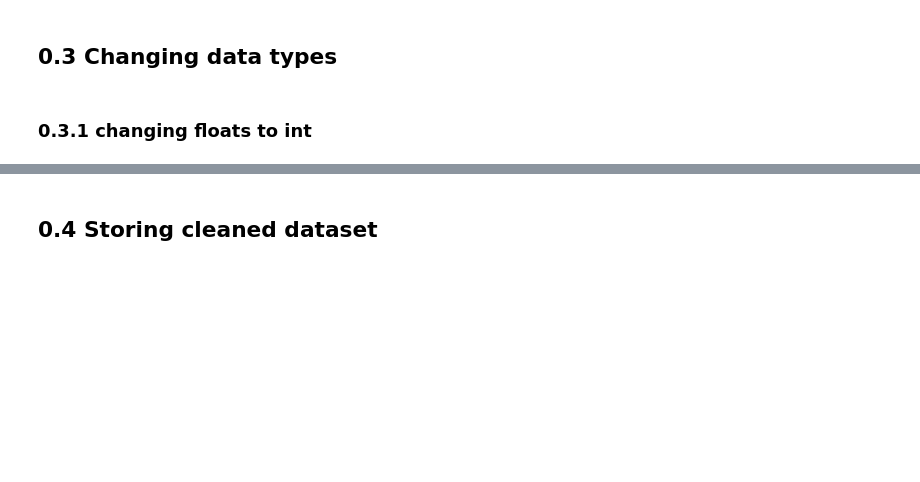
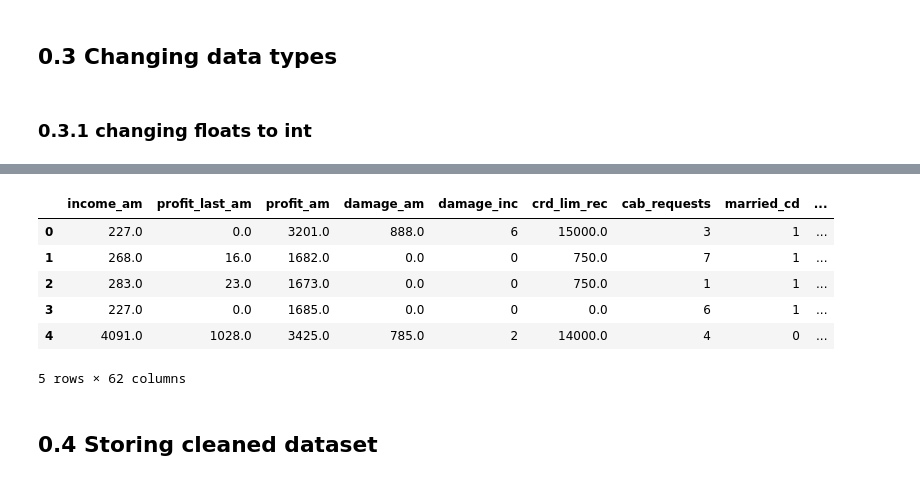
Before and after one commit to Detopall/machine-learning-project, a Jupyter notebook: data_cleaning.ipynb, the cells around one changed output, grey strips where cells are left out. Drawn from its saved outputs; the diff is of its cells as text; code cells hidden in the pictures; blank space fills up the shorter version.

```diff
--- a/data_cleaning.ipynb
+++ b/data_cleaning.ipynb
@@ -361,0 +399,23 @@ df_knn_imputed = replace_true_false(df_knn_imputed, 'married_cd')
+# %%
+def split_column(df, original_column, new_column1, new_column2):
+	if original_column not in df.columns:
+		return df
+	# create two new columns with the same number of rows as the original column
+	df[new_column1] = pd.Series(index=df.index)
+	df[new_column2] = pd.Series(index=df.index)
+
+	# replace the values in the new columns based on the values in the original column
+	df.loc[df[original_column] == 1, new_column1] = 1
+	df.loc[df[original_column] == 0, new_column1] = 0
+	df.loc[df[original_column] == 1, new_column2] = 0
+	df.loc[df[original_column] == 0, new_column2] = 1
+
+
+	# make categorial
+	df[new_column1] = df[new_column1].astype('category')
+	df[new_column2] = df[new_column2].astype('category')
+
+	# drop the original column
+	df.drop(columns=[original_column], inplace=True)
+
+	return df
@@ -362,3 +487,13 @@ df_knn_imputed = replace_true_false(df_knn_imputed, 'married_cd')
+# %%
+df_knn_imputed.head()
+# %% [output]
+|  | income_am | profit_last_am | profit_am | damage_am | damage_inc | crd_lim_rec | cab_requests | married_cd | ... |
+| 0 | 227.0 | 0.0 | 3201.0 | 888.0 | 6 | 15000.0 | 3 | 1 | ... |
+| 1 | 268.0 | 16.0 | 1682.0 | 0.0 | 0 | 750.0 | 7 | 1 | ... |
+| 2 | 283.0 | 23.0 | 1673.0 | 0.0 | 0 | 750.0 | 1 | 1 | ... |
+| 3 | 227.0 | 0.0 | 1685.0 | 0.0 | 0 | 0.0 | 6 | 1 | ... |
+| 4 | 4091.0 | 1028.0 | 3425.0 | 785.0 | 2 | 14000.0 | 4 | 0 | ... |
+5 rows × 62 columns
 # %% [markdown]
 ## 0.4 Storing cleaned dataset
 # %%
```
Also changed, not shown: parts of 12 cells of this notebook, 3 other files.
